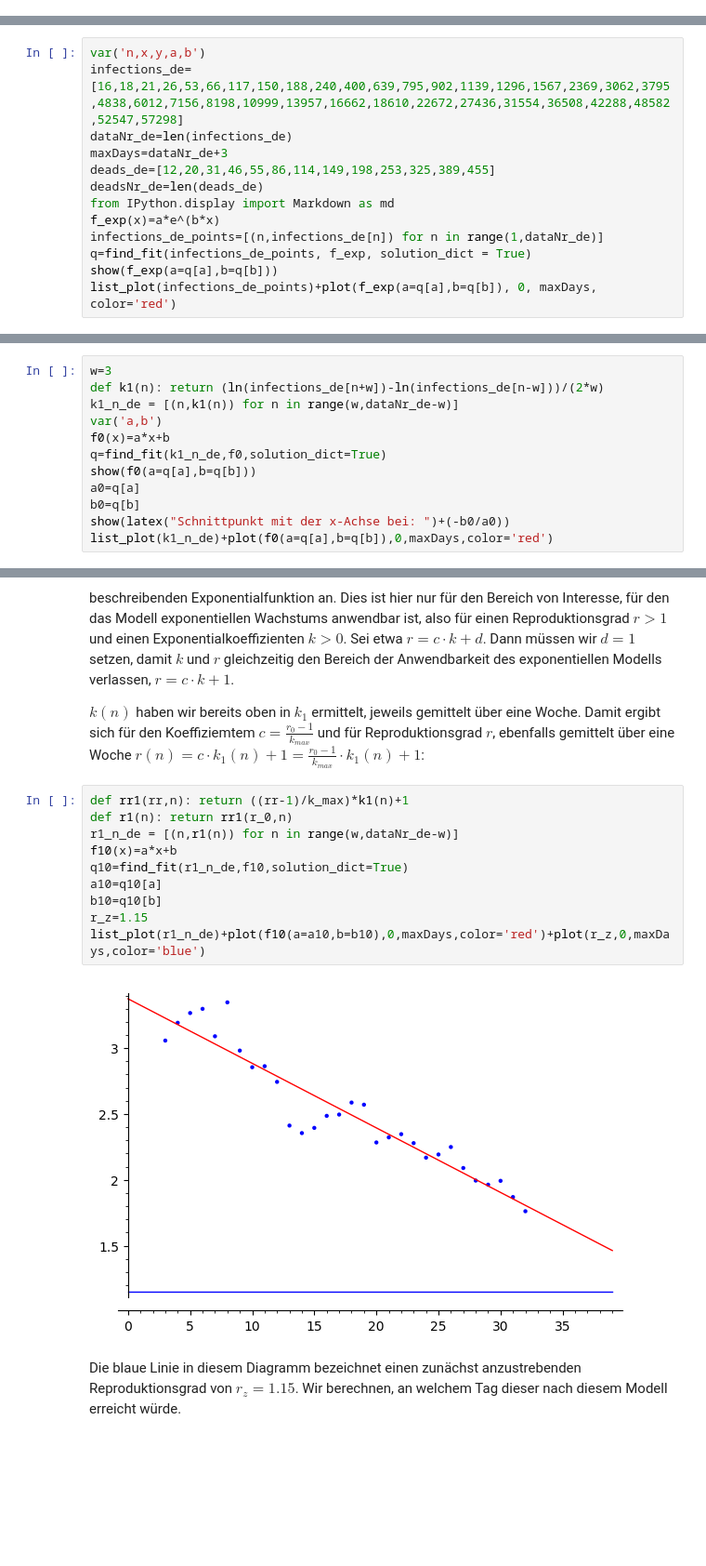
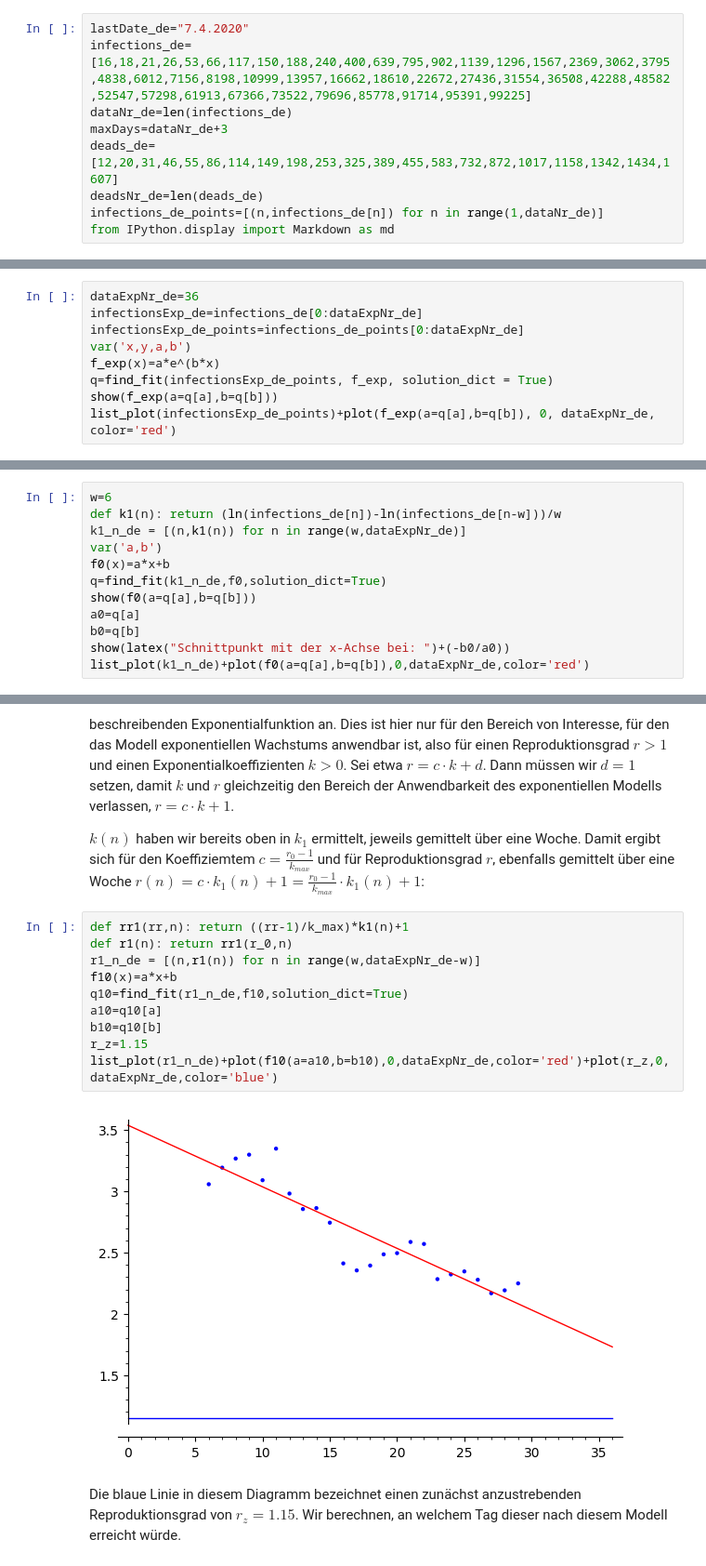
Before and after one commit to ingodahn/Corona, a Jupyter notebook: Deutschland.ipynb, the cells around one changed output, grey strips where cells are left out. Shown: that part at 93% size. Cells and saved outputs as stored; diff of their text form; blank space fills up the shorter version.

```diff
--- a/Deutschland.ipynb
+++ b/Deutschland.ipynb
@@ -40,3 +40,12 @@ Im Folgenden wird statt mit Kalender-Daten, mit Tagen seit dem 24.2.2020, dem Be
         </tr>
     </tbody>
 </table>
+# %%
+lastDate_de="7.4.2020"
+infections_de=[16,18,21,26,53,66,117,150,188,240,400,639,795,902,1139,1296,1567,2369,3062,3795,4838,6012,7156,8198,10999,13957,16662,18610,22672,27436,31554,36508,42288,48582,52547,57298,61913,67366,73522,79696,85778,91714,95391,99225]
+dataNr_de=len(infections_de)
+maxDays=dataNr_de+3
+deads_de=[12,20,31,46,55,86,114,149,198,253,325,389,455,583,732,872,1017,1158,1342,1434,1607]
+deadsNr_de=len(deads_de)
+infections_de_points=[(n,infections_de[n]) for n in range(1,dataNr_de)]
+from IPython.display import Markdown as md
@@ -47,13 +59,0 @@ Kumulierte Zahl der Infektionen in Deutschland nach Angaben des Robert-Koch-Inst
-# %%
-var('n,x,y,a,b')
-infections_de=[16,18,21,26,53,66,117,150,188,240,400,639,795,902,1139,1296,1567,2369,3062,3795,4838,6012,7156,8198,10999,13957,16662,18610,22672,27436,31554,36508,42288,48582,52547,57298]
-dataNr_de=len(infections_de)
-maxDays=dataNr_de+3
-deads_de=[12,20,31,46,55,86,114,149,198,253,325,389,455]
-deadsNr_de=len(deads_de)
-from IPython.display import Markdown as md
-f_exp(x)=a*e^(b*x)
-infections_de_points=[(n,infections_de[n]) for n in range(1,dataNr_de)]
-q=find_fit(infections_de_points, f_exp, solution_dict = True)
-show(f_exp(a=q[a],b=q[b]))
-list_plot(infections_de_points)+plot(f_exp(a=q[a],b=q[b]), 0, maxDays, color='red')
@@ -62,0 +60,9 @@ list_plot(infections_de_points)+plot(f_exp(a=q[a],b=q[b]), 0, maxDays, color='re
+# %%
+dataExpNr_de=36
+infectionsExp_de=infections_de[0:dataExpNr_de]
+infectionsExp_de_points=infections_de_points[0:dataExpNr_de]
+var('x,y,a,b')
+f_exp(x)=a*e^(b*x)
+q=find_fit(infectionsExp_de_points, f_exp, solution_dict = True)
+show(f_exp(a=q[a],b=q[b]))
+list_plot(infectionsExp_de_points)+plot(f_exp(a=q[a],b=q[b]), 0, dataExpNr_de, color='red')
@@ -90,7 +105,7 @@ Die Regressionsgrade trifft die $y-$Achse bei etwa Tag $47\pm 3$; falls das Mode
 # %%
-w=3
-def k1(n): return (ln(infections_de[n+w])-ln(infections_de[n-w]))/(2*w)
-k1_n_de = [(n,k1(n)) for n in range(w,dataNr_de-w)]
+w=6
+def k1(n): return (ln(infections_de[n])-ln(infections_de[n-w]))/w
+k1_n_de = [(n,k1(n)) for n in range(w,dataExpNr_de)]
 var('a,b')
 f0(x)=a*x+b
 q=find_fit(k1_n_de,f0,solution_dict=True)
@@ -98,5 +113,5 @@ show(f0(a=q[a],b=q[b]))
 a0=q[a]
 b0=q[b]
 show(latex("Schnittpunkt mit der x-Achse bei: ")+(-b0/a0))
-list_plot(k1_n_de)+plot(f0(a=q[a],b=q[b]),0,maxDays,color='red')
+list_plot(k1_n_de)+plot(f0(a=q[a],b=q[b]),0,dataExpNr_de,color='red')
 # %% [output]
@@ -157,15 +181,15 @@ $k(n)$ haben wir bereits oben in $k_1$ ermittelt, jeweils gemittelt über eine W
 # %%
 def rr1(rr,n): return ((rr-1)/k_max)*k1(n)+1
 def r1(n): return rr1(r_0,n)
-r1_n_de = [(n,r1(n)) for n in range(w,dataNr_de-w)]
+r1_n_de = [(n,r1(n)) for n in range(w,dataExpNr_de-w)]
 f10(x)=a*x+b
 q10=find_fit(r1_n_de,f10,solution_dict=True)
 a10=q10[a]
 b10=q10[b]
 r_z=1.15
-list_plot(r1_n_de)+plot(f10(a=a10,b=b10),0,maxDays,color='red')+plot(r_z,0,maxDays,color='blue')
+list_plot(r1_n_de)+plot(f10(a=a10,b=b10),0,dataExpNr_de,color='red')+plot(r_z,0,dataExpNr_de,color='blue')
 # %% [output]
-[figure, old version]
+[figure, new version]
 # %% [markdown]
 Die blaue Linie in diesem Diagramm bezeichnet einen zunächst anzustrebenden Reproduktionsgrad von $r_z=1.15$. Wir berechnen, an welchem Tag dieser nach diesem Modell erreicht würde.
 # %%
```
Also changed, not shown: parts of 46 cells of this notebook.
